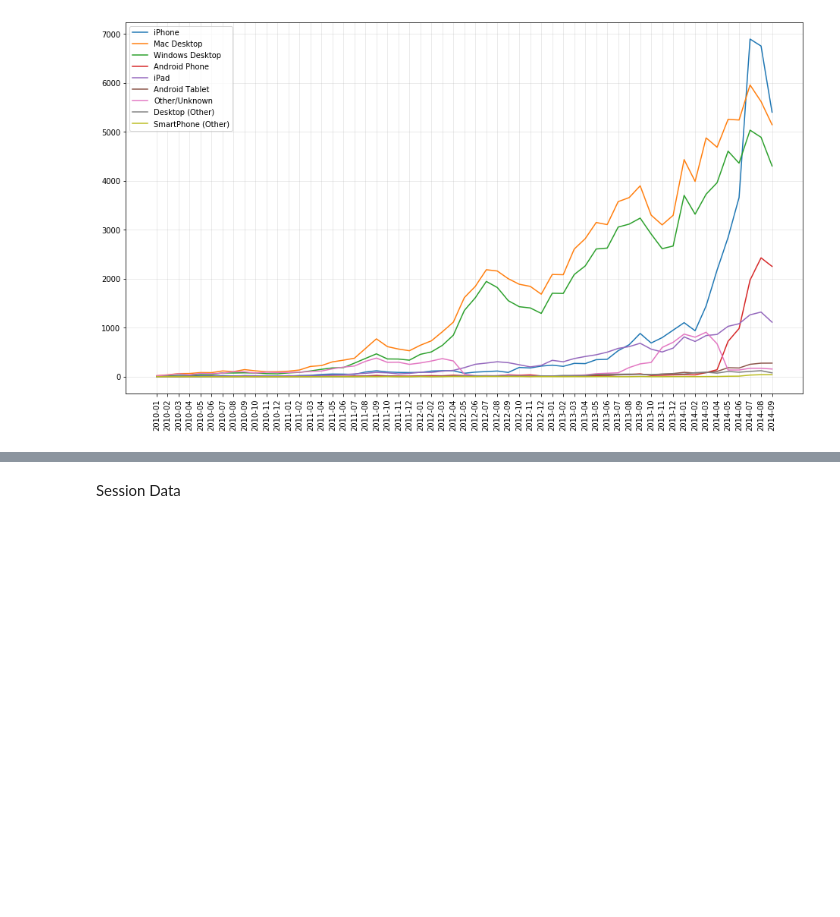
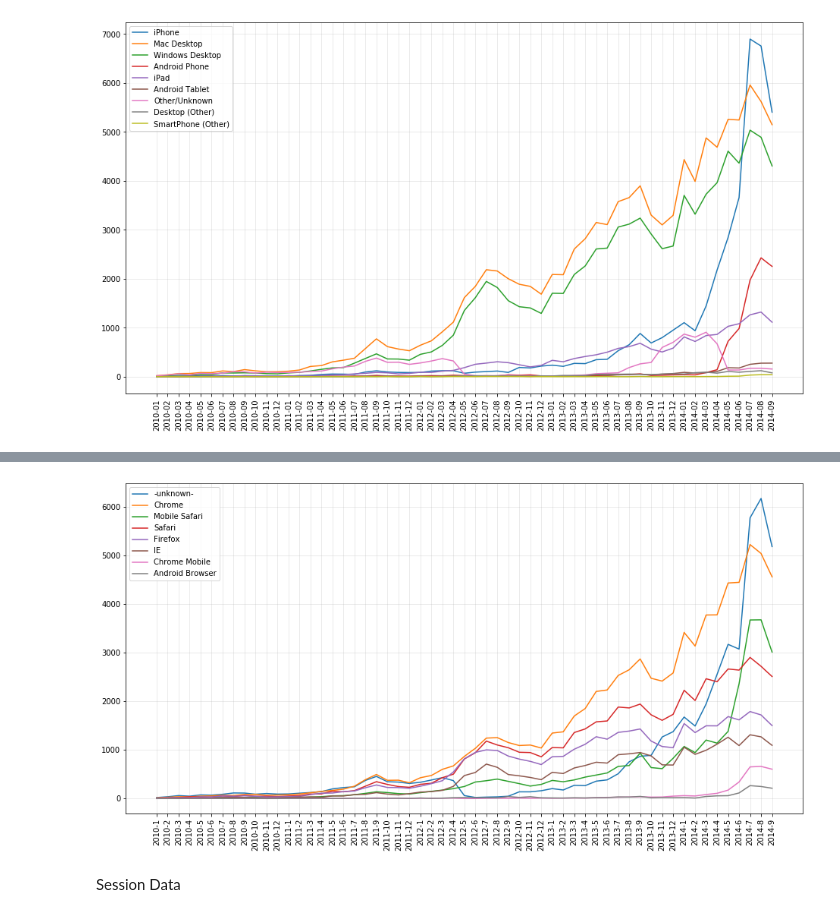
Before and after one commit to seonnyseo/data_analysis, a Jupyter notebook: airbnb_recruiting_new_user_bookings/notebook/eda.ipynb, the cells around one changed output, grey strips where cells are left out. Cells and saved outputs as stored; diff of their text form; code cells hidden in the pictures; blank space fills up the shorter version.

```diff
--- a/airbnb_recruiting_new_user_bookings/notebook/eda.ipynb
+++ b/airbnb_recruiting_new_user_bookings/notebook/eda.ipynb
@@ -344,3 +371,20 @@ users.head(5)
+# %%
+_browser = ['Chrome', 'Safari', '-unknown-', 'Firefox', 'Mobile Safari', 'IE', 'Chrome Mobile', 'Android Browser']
+browser_mask = users.first_browser.isin(_browser)
+# %%
+by_browser = pd.crosstab(users.loc[browser_mask, 'first_browser'], [users.account_created_year, users.account_created_month])
+by_browser = by_browser.sort_values(by = (2014, 9), ascending = False)
+# %%
+plt.figure(figsize = (16, 8))
+x = ['{}-{}'.format(y, m) for (y, m) in by_browser.columns]
+for browser in by_browser.T.columns:
+    plt.plot(x, by_browser.T[browser], label = browser)
+plt.legend()
+plt.grid(alpha = 0.3)
+plt.xticks(rotation = 90)
+plt.show()
+# %% [output]
+[figure, added]
 # %% [markdown]
 Session Data
 # %%
```
Also changed, not shown: parts of 8 cells of this notebook, 1 other file.
